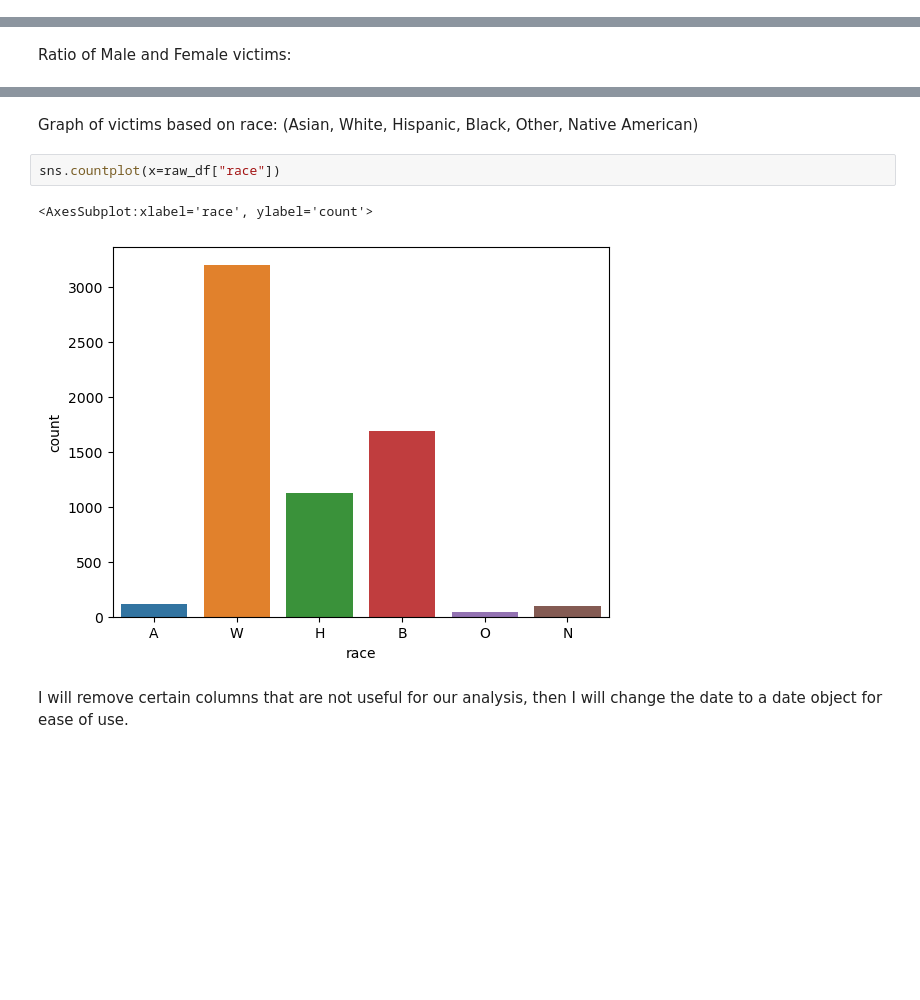
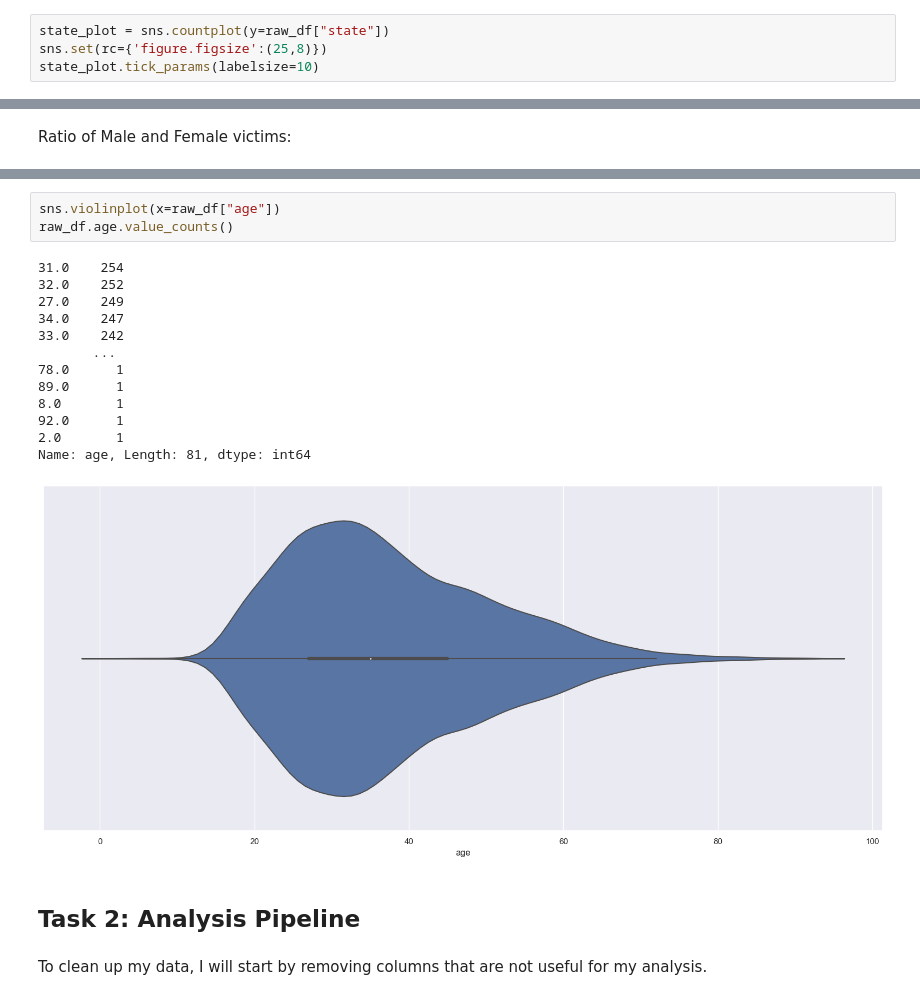
Before and after one commit to ubco-W2022T1-cosc301/project-group48, a Jupyter notebook: notebooks/analysis1.ipynb, the cells around one changed output, grey strips where cells are left out. Drawn from its saved outputs; the diff is of its cells as text; blank space fills up the shorter version.

Commit message:
Task3

```diff
--- a/notebooks/analysis1.ipynb
+++ b/notebooks/analysis1.ipynb
@@ -68,0 +93,4 @@ sns.countplot(y=raw_df["signs_of_mental_illness"])
+# %%
+state_plot = sns.countplot(y=raw_df["state"])
+sns.set(rc={'figure.figsize':(25,8)})
+state_plot.tick_params(labelsize=10)
@@ -83,10 +111,22 @@ sns.histplot(data=raw_df, x="age", binwidth=1)
-# %% [markdown]
-Graph of victims based on race: (Asian, White, Hispanic, Black, Other, Native American)
 # %%
-sns.countplot(x=raw_df["race"])
+sns.violinplot(x=raw_df["age"])
+raw_df.age.value_counts()
 # %% [output]
-<AxesSubplot:xlabel='race', ylabel='count'>
+31.0    254
+32.0    252
+27.0    249
+34.0    247
+33.0    242
+       ...
+78.0      1
+89.0      1
+8.0       1
+92.0      1
+2.0       1
+Name: age, Length: 81, dtype: int64
-[figure, old version]
+[figure, new version]
-# %% [markdown]
-I will remove certain columns that are not useful for our analysis, then I will change the date to a date object for ease of use.
+# %% [markdown]
+## Task 2: Analysis Pipeline
+# %% [markdown]
+To clean up my data, I will start by removing columns that are not useful for my analysis.
 # %%
```
Also changed, not shown: parts of 25 cells of this notebook, 1 other file.
